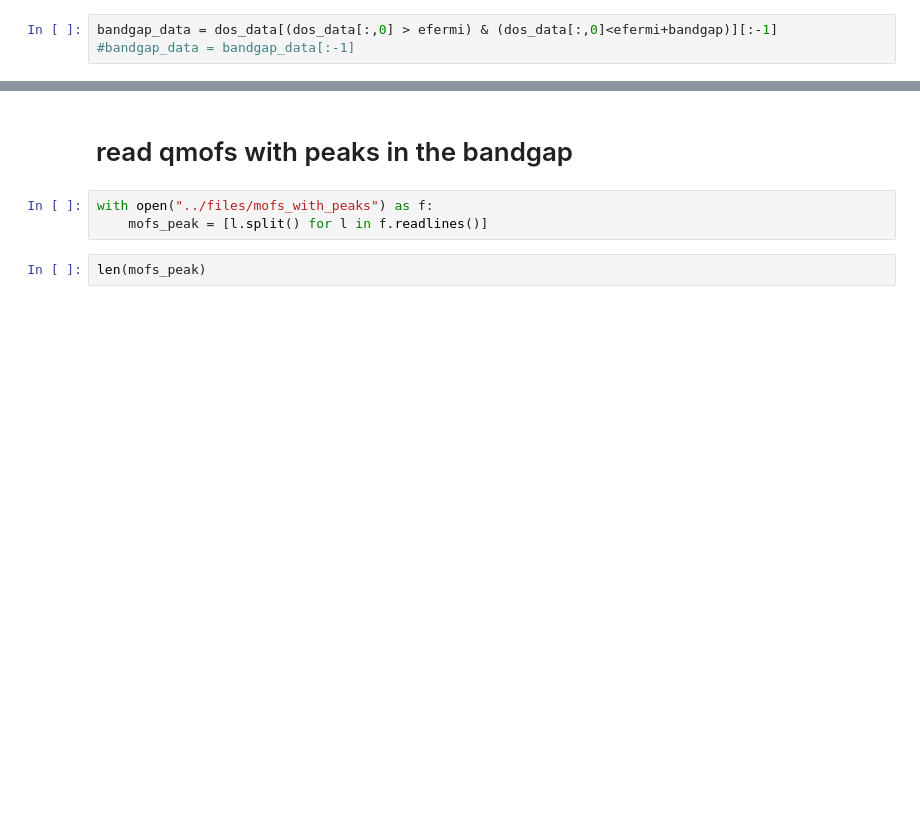
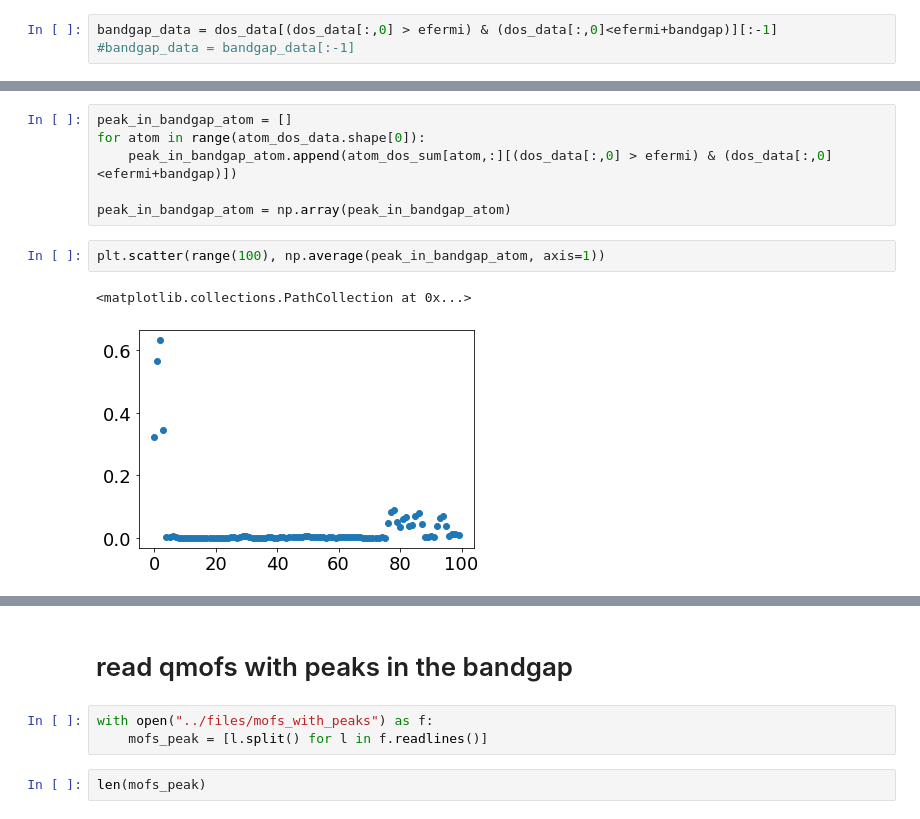
Before and after one commit to XiaoqZhang/qmof_dataparser, a Jupyter notebook: dev/20221025_check_peaks_bandgap.ipynb, the cells around one changed output, grey strips where cells are left out. Drawn from its saved outputs; the diff is of its cells as text; blank space fills up the shorter version.

```diff
--- a/dev/20221025_check_peaks_bandgap.ipynb
+++ b/dev/20221025_check_peaks_bandgap.ipynb
@@ -86,0 +95,11 @@ sum(bandgap_data[:,1]>0)
+# %%
+peak_in_bandgap_atom = []
+for atom in range(atom_dos_data.shape[0]):
+    peak_in_bandgap_atom.append(atom_dos_sum[atom,:][(dos_data[:,0] > efermi) & (dos_data[:,0]<efermi+bandgap)])
+
+peak_in_bandgap_atom = np.array(peak_in_bandgap_atom)
+# %%
+plt.scatter(range(100), np.average(peak_in_bandgap_atom, axis=1))
+# %% [output]
+<matplotlib.collections.PathCollection at 0x...>
+[figure, added]
```
Also changed, not shown: parts of 16 cells of this notebook, 50 other files.
